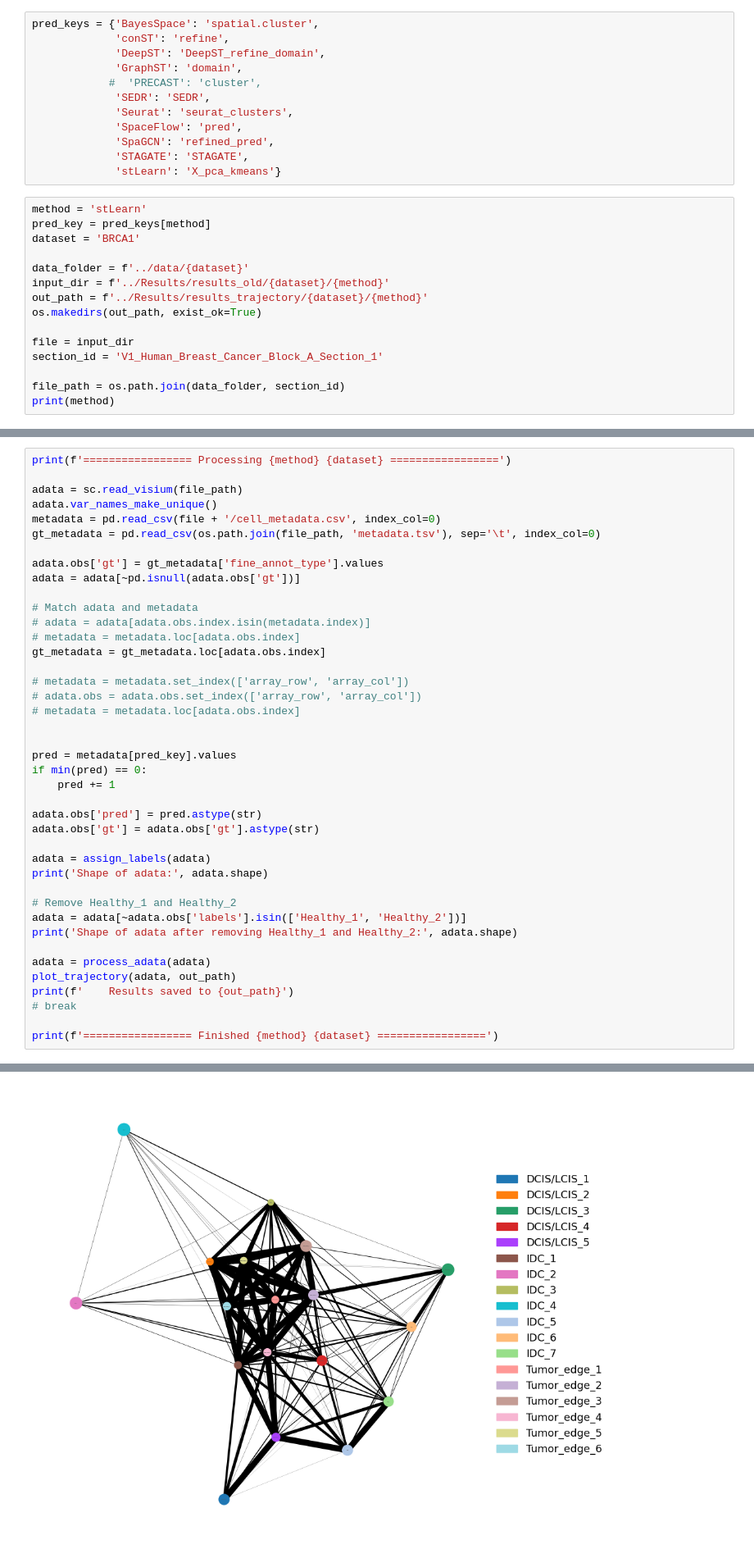
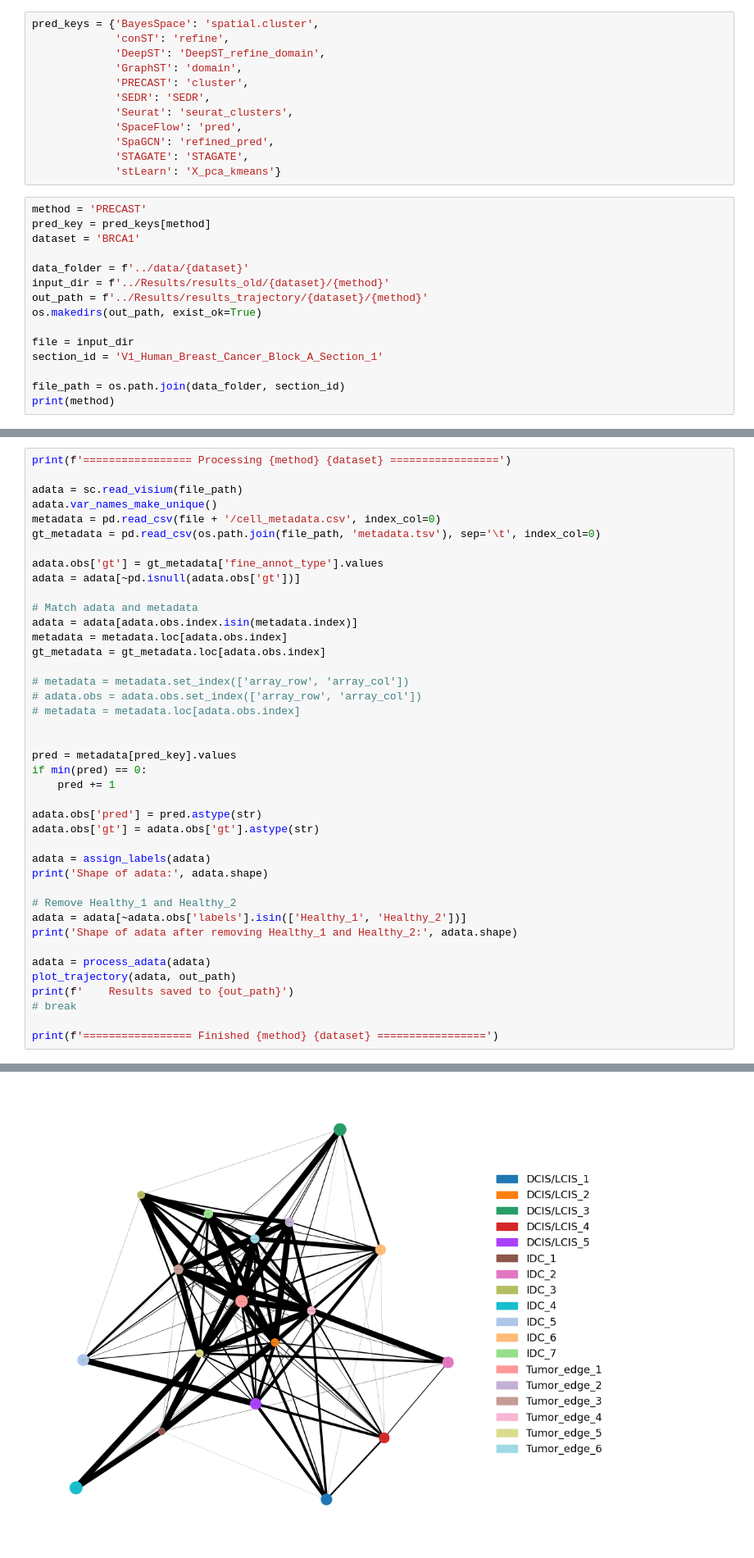
Before and after one commit to toan-ly/Spatial-Transcriptomics-Benchmark, a Jupyter notebook: Benchmark/BRCA1_trajectory.ipynb, the cells around one changed output, grey strips where cells are left out. Shown: that part at 82% size. Cells and saved outputs as stored; diff of their text form.

```diff
--- a/Benchmark/BRCA1_trajectory.ipynb
+++ b/Benchmark/BRCA1_trajectory.ipynb
@@ -13,7 +13,7 @@ pred_keys = {'BayesSpace': 'spatial.cluster',
              'conST': 'refine',
              'DeepST': 'DeepST_refine_domain',
              'GraphST': 'domain',
-            #  'PRECAST': 'cluster',
+             'PRECAST': 'cluster',
              'SEDR': 'SEDR',
              'Seurat': 'seurat_clusters',
              'SpaceFlow': 'pred',
@@ -21,7 +21,7 @@ pred_keys = {'BayesSpace': 'spatial.cluster',
              'STAGATE': 'STAGATE',
              'stLearn': 'X_pca_kmeans'}
 # %%
-method = 'stLearn'
+method = 'PRECAST'
 pred_key = pred_keys[method]
 dataset = 'BRCA1'
 
@@ -120,8 +120,8 @@ adata.obs['gt'] = gt_metadata['fine_annot_type'].values
 adata = adata[~pd.isnull(adata.obs['gt'])]
 
 # Match adata and metadata
-# adata = adata[adata.obs.index.isin(metadata.index)]
-# metadata = metadata.loc[adata.obs.index]
+adata = adata[adata.obs.index.isin(metadata.index)]
+metadata = metadata.loc[adata.obs.index]
 gt_metadata = gt_metadata.loc[adata.obs.index]
 
 # metadata = metadata.set_index(['array_row', 'array_col'])
@@ -170 +170 @@ Shape of adata after removing Healthy_1 and Healthy_2: (3221, 36601)
-[figure, old version]
+[figure, new version]
```
Also changed, not shown: parts of 2 cells of this notebook, 3 other files.
